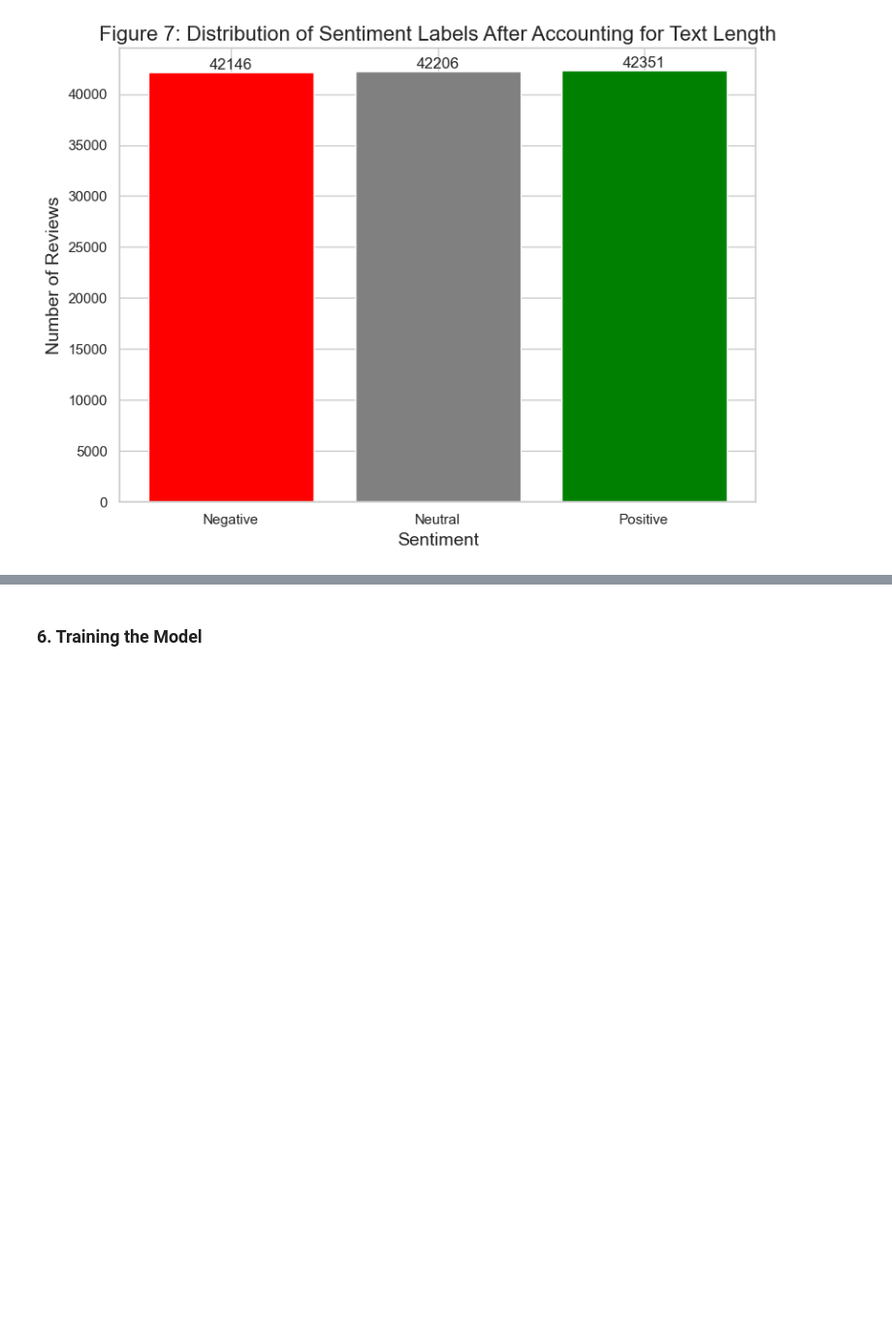
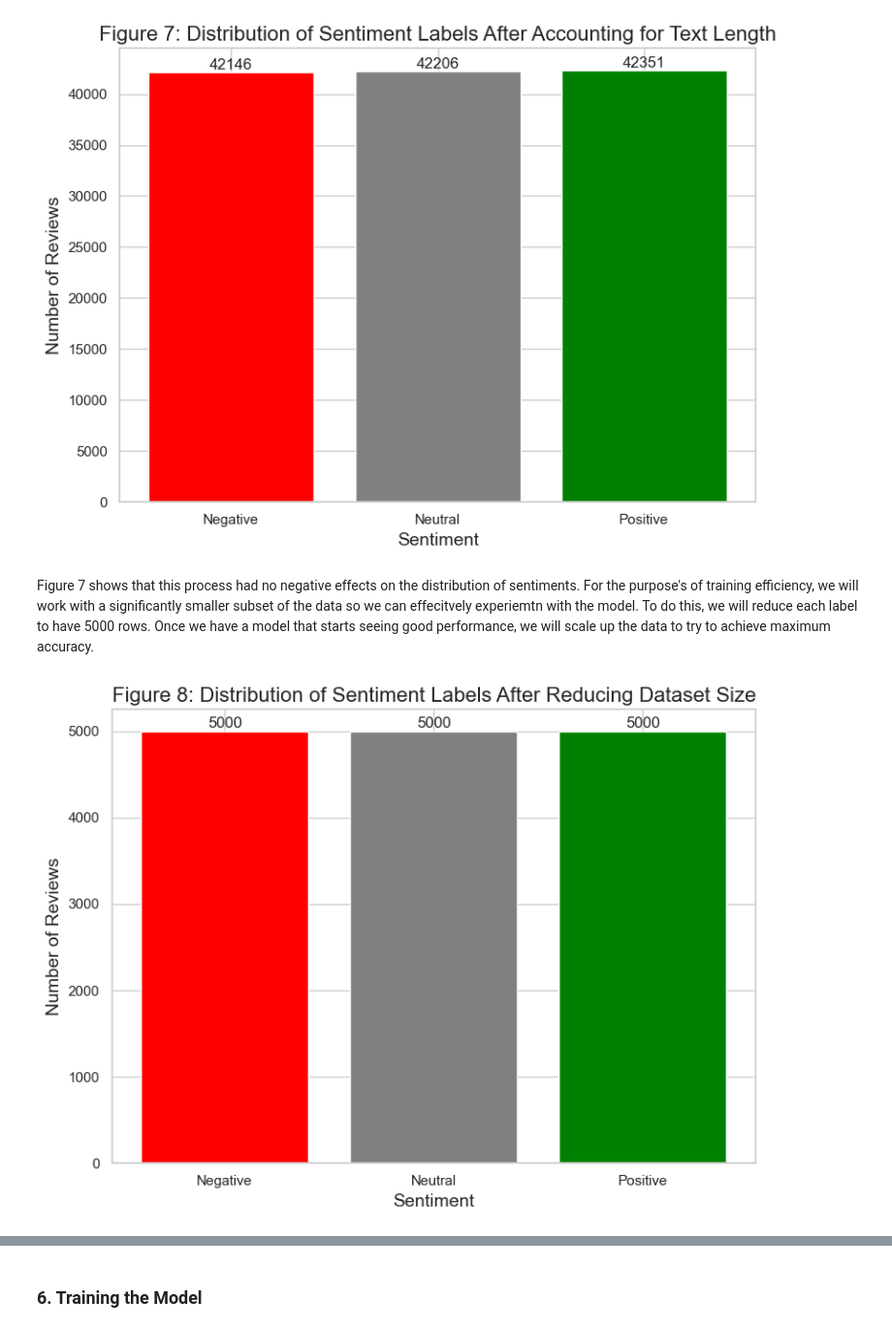
Before and after one commit to mqarmout/amazon_sentiment_analysis, a Jupyter notebook: math_for_DL_project.ipynb, the cells around one changed output, grey strips where cells are left out. Shown at 97% size. Saved outputs shown, nothing was run; the diff lists cells and outputs as text; code cells hidden in the pictures; blank space fills up the shorter version.

```diff
--- a/math_for_DL_project.ipynb
+++ b/math_for_DL_project.ipynb
@@ -285,4 +285,15 @@ df_balanced_filtered = df_balanced[df_balanced['num_tokens'] <= max_length].rese
 plot_sentiment_distribution(df_balanced_filtered, score_column='Score', label_column='label',title='Figure 7: Distribution of Sentiment Labels After Accounting for Text Length')
 # %% [output]
 [figure]
+# %% [markdown]
+Figure 7 shows that this process had no negative effects on the distribution of sentiments. For the purpose's of training efficiency, we will work with a significantly smaller subset of the data so we can effecitvely experiemtn with the model. To do this, we will reduce each label to have 5000 rows. Once we have a model that starts seeing good performance, we will scale up the data to try to achieve maximum accuracy.
+# %%
+# Back up the full sized cleaned dataset
+full_cleaned_df = df_balanced_filtered.copy()
+
+experimenting_df = df_balanced_filtered.groupby('label').sample(n=5000, random_state=42).reset_index(drop=True)
+
+plot_sentiment_distribution(experimenting_df, score_column='Score', label_column='label',title='Figure 8: Distribution of Sentiment Labels After Reducing Dataset Size')
+# %% [output]
+[figure, added]
 # %% [markdown]
```
Also changed, not shown: parts of 18 cells of this notebook, 3 other files.
